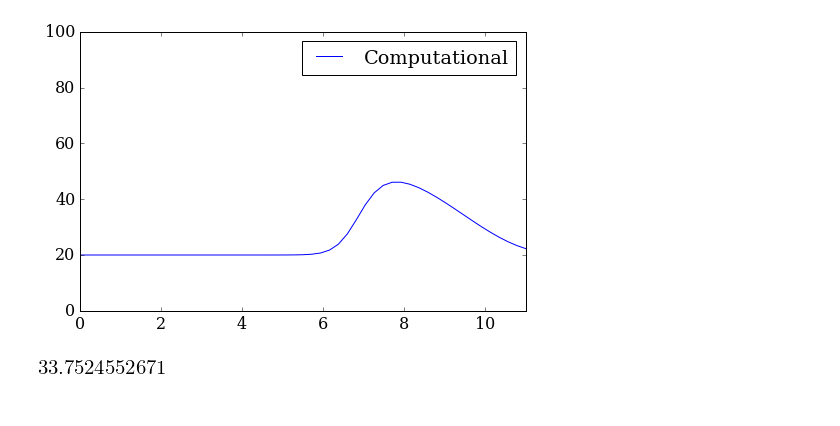
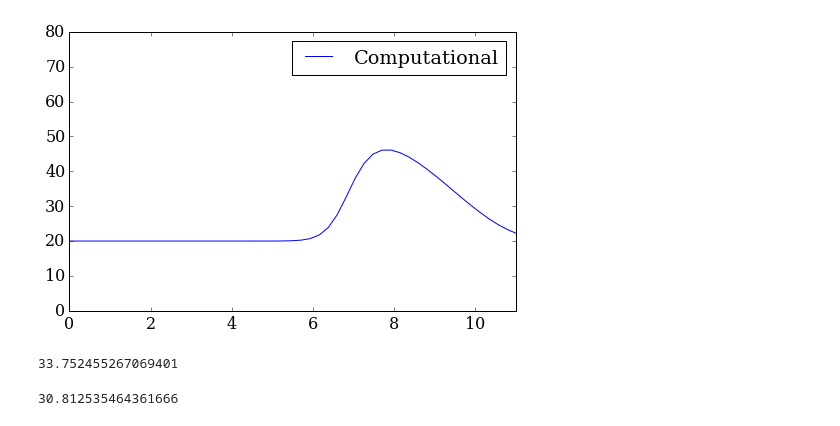
Before and after one commit to costerck/numerical-mooc, a Jupyter notebook: working/Lesson 2/TrafficEquationSolution.ipynb, the cells around one changed output. Saved outputs shown, nothing was run; the diff lists cells and outputs as text; code cells hidden in the pictures.

```diff
--- a/working/Lesson 2/TrafficEquationSolution.ipynb
+++ b/working/Lesson 2/TrafficEquationSolution.ipynb
@@ -26,7 +26,7 @@ yprime_lamb(2.2)
 # %%
 #Traffic equation solution
 
-#Every units are km and hours
+#Units are km and hours
 Vmax = 136
 L = 11
 pmax = 250
@@ -37,51 +37,53 @@ nt=int(T/dt)
 dx=L/nx
 
 
-#initial conditions
+#Initial conditions (Used in part B of the assignement)
 
 x = numpy.linspace(0,L,nx)
-rho0 = numpy.ones(nx)*20 ##note this change
+rho0 = numpy.ones(nx)*20
 rho0[10:20] = 50
 
 
 u=rho0.copy()
 
 #solve numerically the equation
 for n in range (nt):
     un= u.copy()
     u[1:]=un[1:]- dt/dx*Vmax*(1- 2*un[1:]/pmax)*(un[1:]-un[0:-1])
     u[0] = 20
 
-#show solution because we like graphes
+#Let's plot the solution because we like graphs
 pyplot.figure(figsize=(8,5), dpi=100)
 pyplot.plot(x,u, label='Computational')
 pyplot.xlim([0,11])
-pyplot.ylim([0,100])
+pyplot.ylim([0,80])
 pyplot.legend();
 
 
 
-#numerical information for homework
-#finding the biggest rho and where it is
-roh_mx = u[0]
-th_mx = 0
+#Numerical information for homework
+#Find the biggest rho
+rho_mx = u[0]
 for i in range (0, len(u)-1):
-    if roh_mx<u[i]:
-        roh_mx = u[i]
-        th_mx = dx*i
+    if rho_mx<u[i]:
+        rho_mx = u[i]
 
-#V is a min when roh is a max
-V_min = Vmax*(1-roh_mx/pmax)/3.6
+#V is a min when rho is a max
+V_min = Vmax*(1-rho_mx/pmax)/3.6
 V_min
 
 #finding average speed
-tempsum = 0
+V_sum = 0
 for i in range(0, len(u)-1):
-    tempsum = tempsum + Vmax*(1-u[i]/pmax)/3.6
-V_av = tempsum/(len(u)-1)
+    V_sum = V_sum + Vmax*(1-u[i]/pmax)/3.6
+V_av = V_sum/(len(u)-1)
 # %% [output]
-[figure, old version]
+[figure, new version]
 # %%
 V_av
 # %% [output]
-[figure, removed]
+33.752455267069401
+# %%
+V_min
+# %% [output]
+30.812535464361666
```
Also changed, not shown: parts of 1 cell of this notebook, 6 other files.
